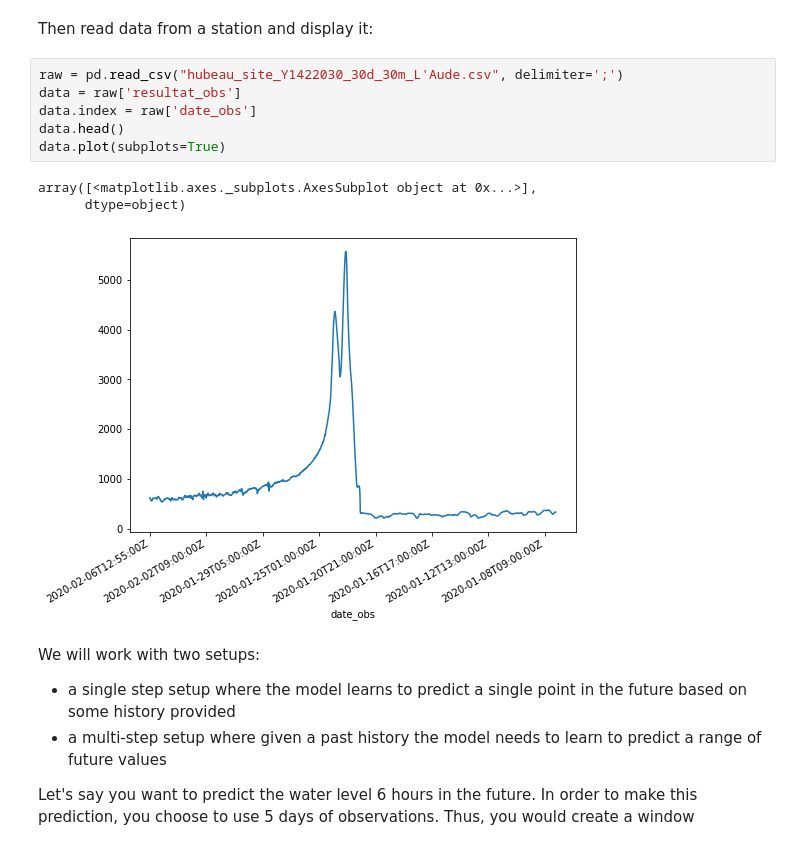
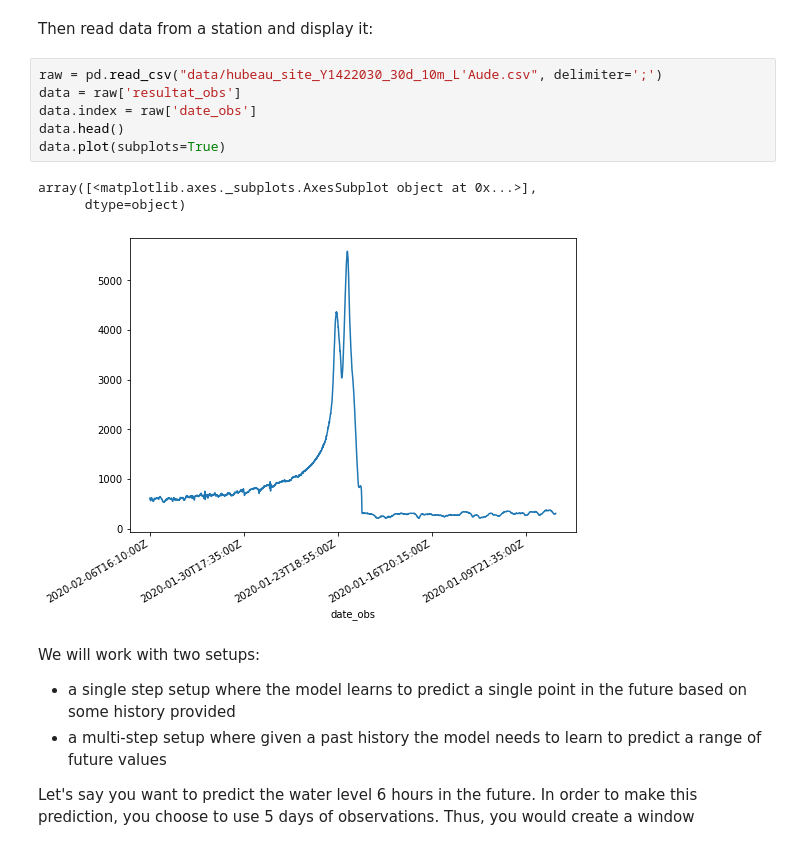
Before and after one commit to kalisio/water-level-forecasting, a Jupyter notebook: hubeau_univariate.ipynb, the cells around one changed output. Cells and saved outputs as stored; diff of their text form.

Commit message:
Added data, improved docs

```diff
--- a/hubeau_univariate.ipynb
+++ b/hubeau_univariate.ipynb
@@ -16,15 +16,15 @@ tf.random.set_seed(13)
 # %% [markdown]
 Then read data from a station and display it:
 # %%
-raw = pd.read_csv("hubeau_site_Y1422030_30d_30m_L'Aude.csv", delimiter=';')
+raw = pd.read_csv("data/hubeau_site_Y1422030_30d_10m_L'Aude.csv", delimiter=';')
 data = raw['resultat_obs']
 data.index = raw['date_obs']
 data.head()
 data.plot(subplots=True)
 # %% [output]
 array([<matplotlib.axes._subplots.AxesSubplot object at 0x...>],
       dtype=object)
-[figure, old version]
+[figure, new version]
 # %% [markdown]
 We will work with two setups:
 * a single step setup where the model learns to predict a single point in the future based on some history provided
```
Also changed, not shown: parts of 4 cells of this notebook, 4 other files.
